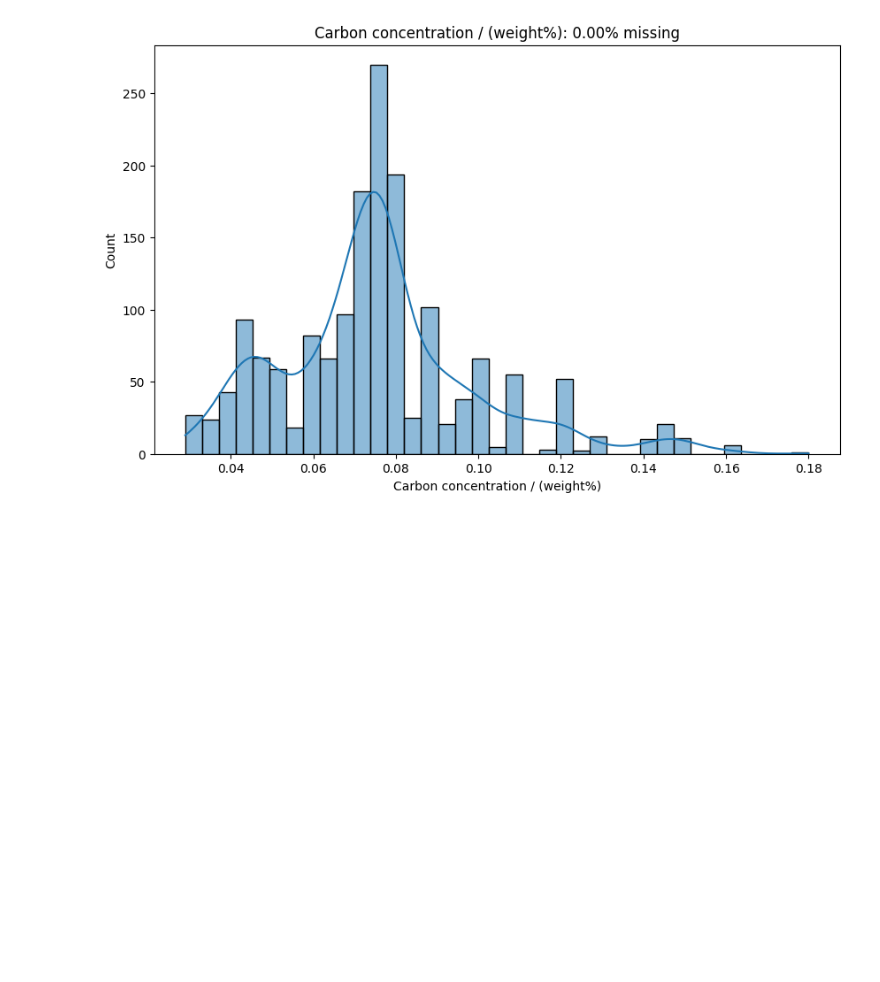
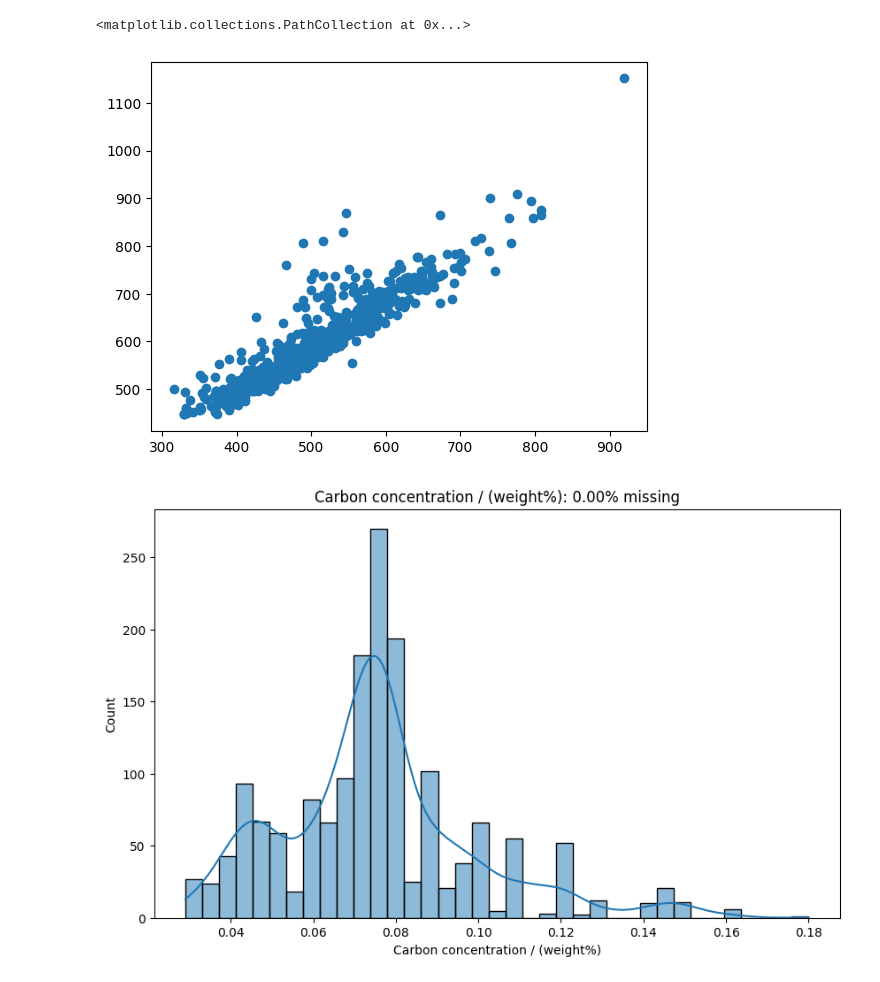
Before and after one commit to MatteoDebart/apprAuto-projet, a Jupyter notebook: Untitled-1.ipynb, the cells around one changed output. Drawn from its saved outputs; the diff is of its cells as text; code cells hidden in the pictures; blank space fills up the shorter version.

```diff
--- a/Untitled-1.ipynb
+++ b/Untitled-1.ipynb
@@ -77,0 +23,21 @@ def column_info(col_title, table):
+# %%
+def f(x):
+    if x=='0':
+        return 0
+    if x=='+':
+        return 1
+    if x=='-':
+        return -1
+    return None
+
+def g(x):
+    if x=='AC':
+        return 0
+    if x=='DC':
+        return 1
+    return None
+
+db=Db.copy()
+db["Electrode positive or negative"]=db["Electrode positive or negative"].apply(f)
+db["AC or DC"]=db["AC or DC"].apply(g)
+print(db[["Yield strength / MPa", "2"]].corr())
@@ -78,3 +52,9 @@ def column_info(col_title, table):
+# %%
+p=db[["Yield strength / MPa", "Ultimate tensile strength / MPa"]].dropna()
+plt.scatter(p["Yield strength / MPa"], p["Ultimate tensile strength / MPa"])
+# %% [output]
+<matplotlib.collections.PathCollection at 0x...>
+[figure, added]
 # %%
 for col in COLUMNS:
     column_info(col, Db)
```
Also changed, not shown: parts of 9 cells of this notebook, 4 other files.
